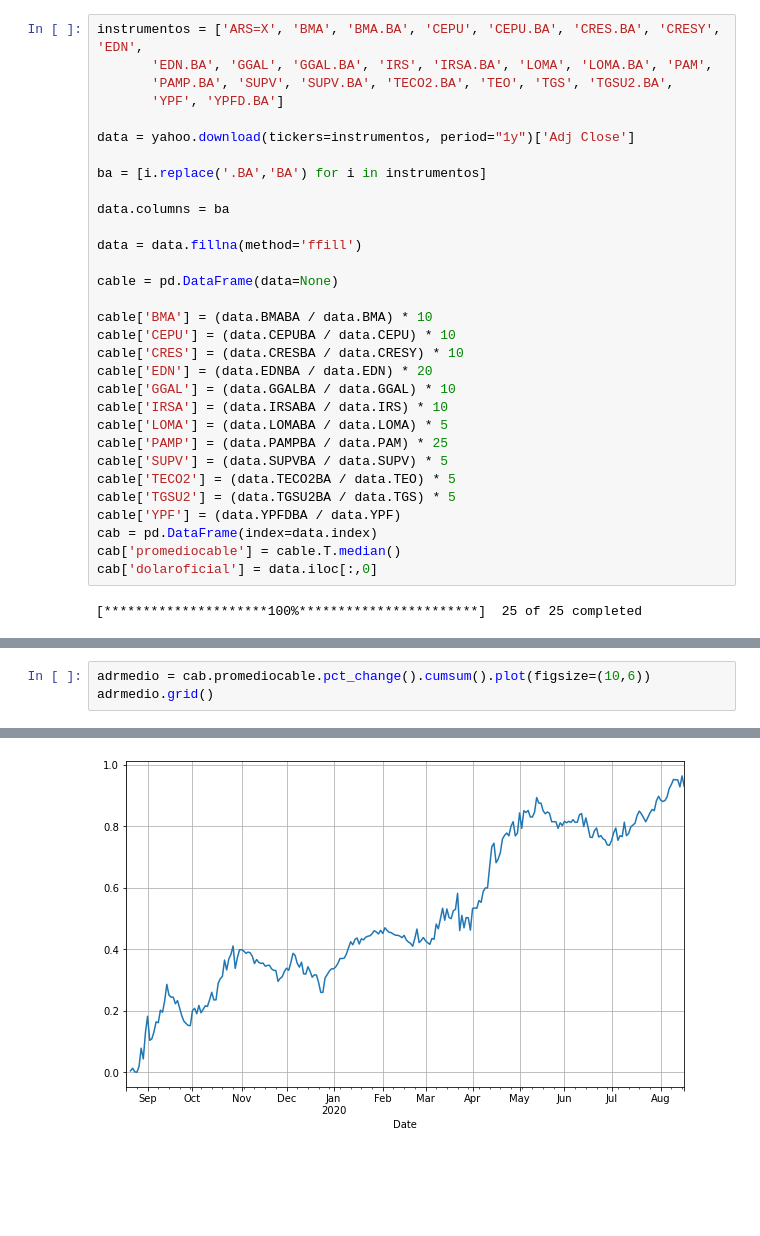
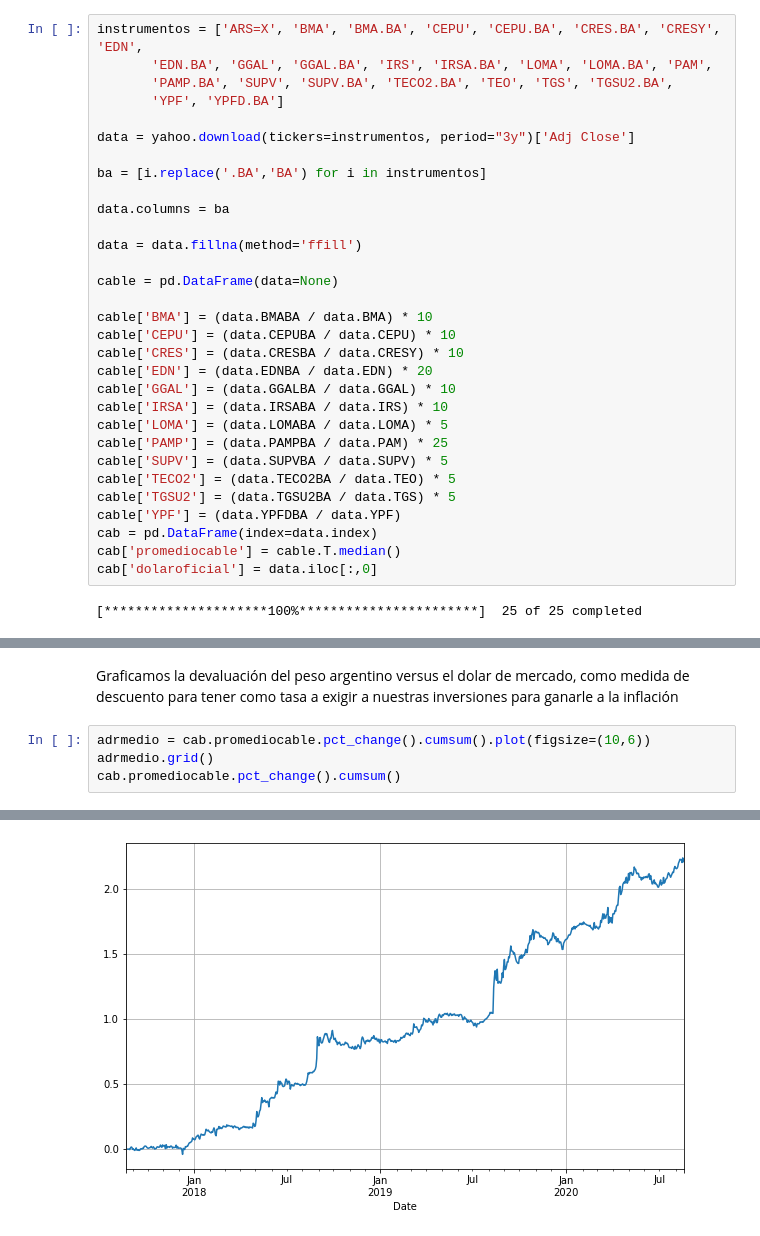
Before and after one commit to lorenzoreyes/Carteras-Cedears, a Jupyter notebook: Invertir en CEDEARs.ipynb, the cells around one changed output, grey strips where cells are left out. Cells and saved outputs as stored; diff of their text form; blank space fills up the shorter version.

```diff
--- a/Invertir en CEDEARs.ipynb
+++ b/Invertir en CEDEARs.ipynb
@@ -17,7 +17,7 @@ instrumentos = ['ARS=X', 'BMA', 'BMA.BA', 'CEPU', 'CEPU.BA', 'CRES.BA', 'CRESY',
        'PAMP.BA', 'SUPV', 'SUPV.BA', 'TECO2.BA', 'TEO', 'TGS', 'TGSU2.BA',
        'YPF', 'YPFD.BA']
 
-data = yahoo.download(tickers=instrumentos, period="1y")['Adj Close']
+data = yahoo.download(tickers=instrumentos, period="3y")['Adj Close']
 
 ba = [i.replace('.BA','BA') for i in instrumentos]
 
@@ -61,4 +61,7 @@ cabb.grid()
+# %% [markdown]
+Graficamos la devaluación del peso argentino versus el dolar de mercado, como medida de descuento para tener como tasa a exigir a nuestras inversiones para ganarle a la inflación
 # %%
 adrmedio = cab.promediocable.pct_change().cumsum().plot(figsize=(10,6))
 adrmedio.grid()
+cab.promediocable.pct_change().cumsum()
 # %% [output]
@@ -65,2 +81,2 @@ adrmedio.grid()
-[figure, old version]
+[figure, new version]
 # %% [markdown]
```
Also changed, not shown: parts of 14 cells of this notebook.
